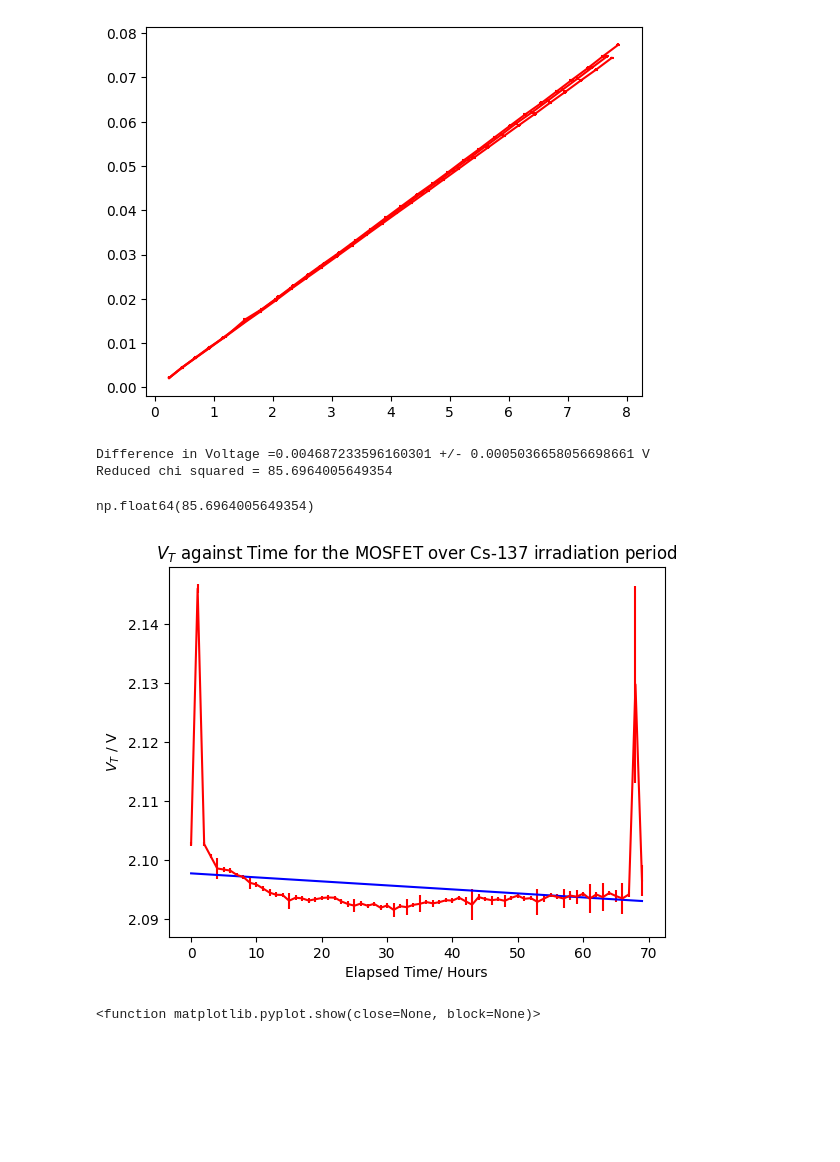
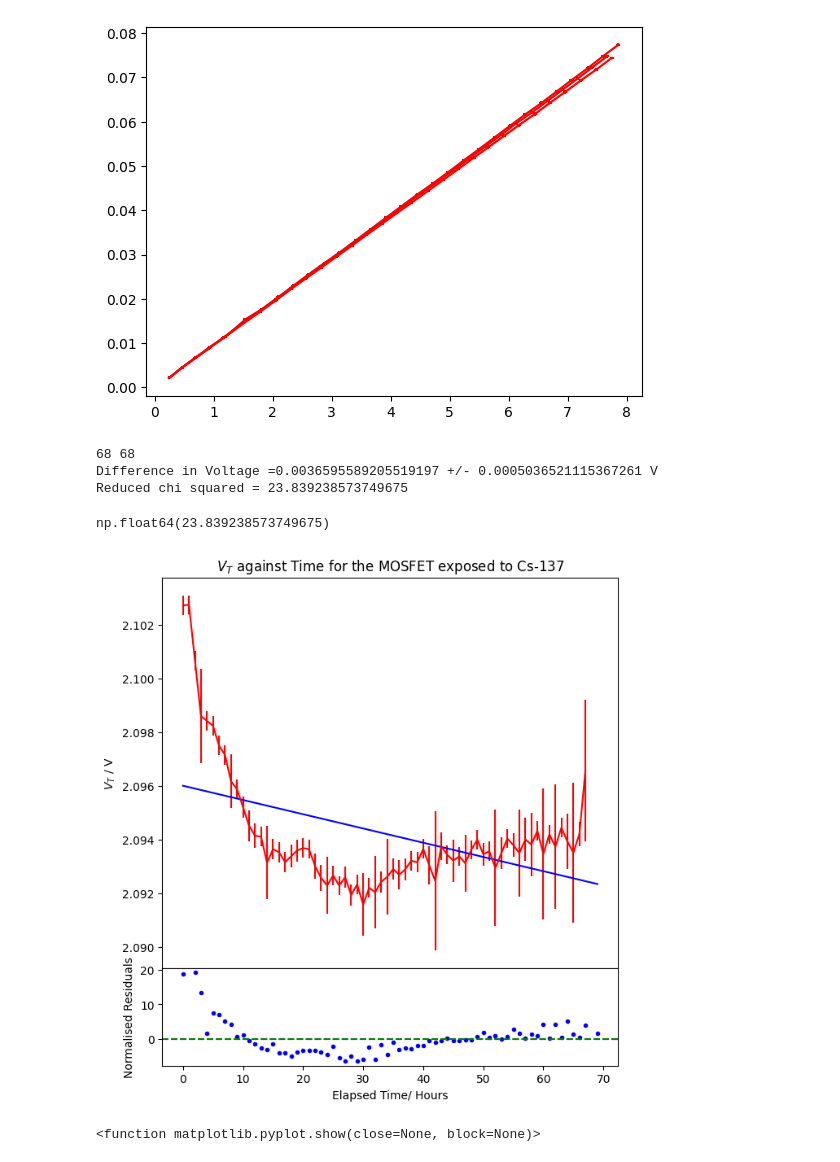
Before and after one commit to fhirstplace/Python-Labs-EDOS, a Jupyter notebook: xml graph maker (all).ipynb, the cells around one changed output. Cells and saved outputs as stored; diff of their text form; code cells hidden in the pictures; blank space fills up the shorter version.

```diff
--- a/xml graph maker (all).ipynb
+++ b/xml graph maker (all).ipynb
@@ -454,23 +506,29 @@ plot_iv(alphadata, colour = 'red', label = None)
 [figure]
 # %%
 #Cs-137 mosftet over time
-fig, ax = plt.subplots()
-ax = [ax]
+datasetsbeta3 = xml_to_datasets(beta92_file3)
+fig, ax = plt.subplots(2,1, figsize= (8,8), height_ratios= [2,0.5])
+#ax = [ax]
 #plot_steepest_threshold_time(datasetsbeta1, colour = 'red', label = None) # this is just 1 point
 #plot_steepest_threshold_time(datasetsbeta2, colour = 'orange', label = None)
-alan, glep , MrBoss, grad137= steepest_time_best_fit(datasetsbeta3, colour = 'red', label = None)
+alan, glep , MrBoss, grad137= steepest_time_best_fit137(datasetsbeta3, colour = 'red', label = None)
 #plot_steepest_threshold_time(datasetsbeta4, colour = 'green', label = None)
 DiffbetaT, errbetaT = np.abs(alan[0]-alan[-1]), np.sqrt(glep[0]**2+glep[-1]**2)
-plt.title( "$V_T$ against Time for the MOSFET exposed to Cs-137")
+ax[0].set_title( "$V_T$ against Time for the MOSFET exposed to Cs-137")
+
 ax[0].set_ylabel('$V_T$ / V')
-ax[0].set_xlabel('Elapsed Time/ Hours')
+ax[1].set_xlabel('Elapsed Time/ Hours')
+ax[1].set_ylabel('Normalised Residuals')
+ax[1].set_position([0.18, 0.20, 0.7, 0.15])
+ax[0].set_position([0.18, 0.35, 0.7, 0.6])
 #print('Difference in Voltage = ' + str(DiffbetaT) + ' V +/- ' + str(errbetaT))
 chi2(MrBoss, alan, glep)
 # %% [output]
-Difference in Voltage =0.004687233596160301 +/- 0.0005036658056698661 V
-Reduced chi squared = 85.6964005649354
+68 68
+Difference in Voltage =0.0036595589205519197 +/- 0.0005036521115367261 V
+Reduced chi squared = 23.839238573749675
-np.float64(85.6964005649354)
+np.float64(23.839238573749675)
-[figure, old version]
+[figure, new version]
 # %%
 #unirradiated average
 
```
Also changed, not shown: parts of 13 cells of this notebook, 1 other file.
